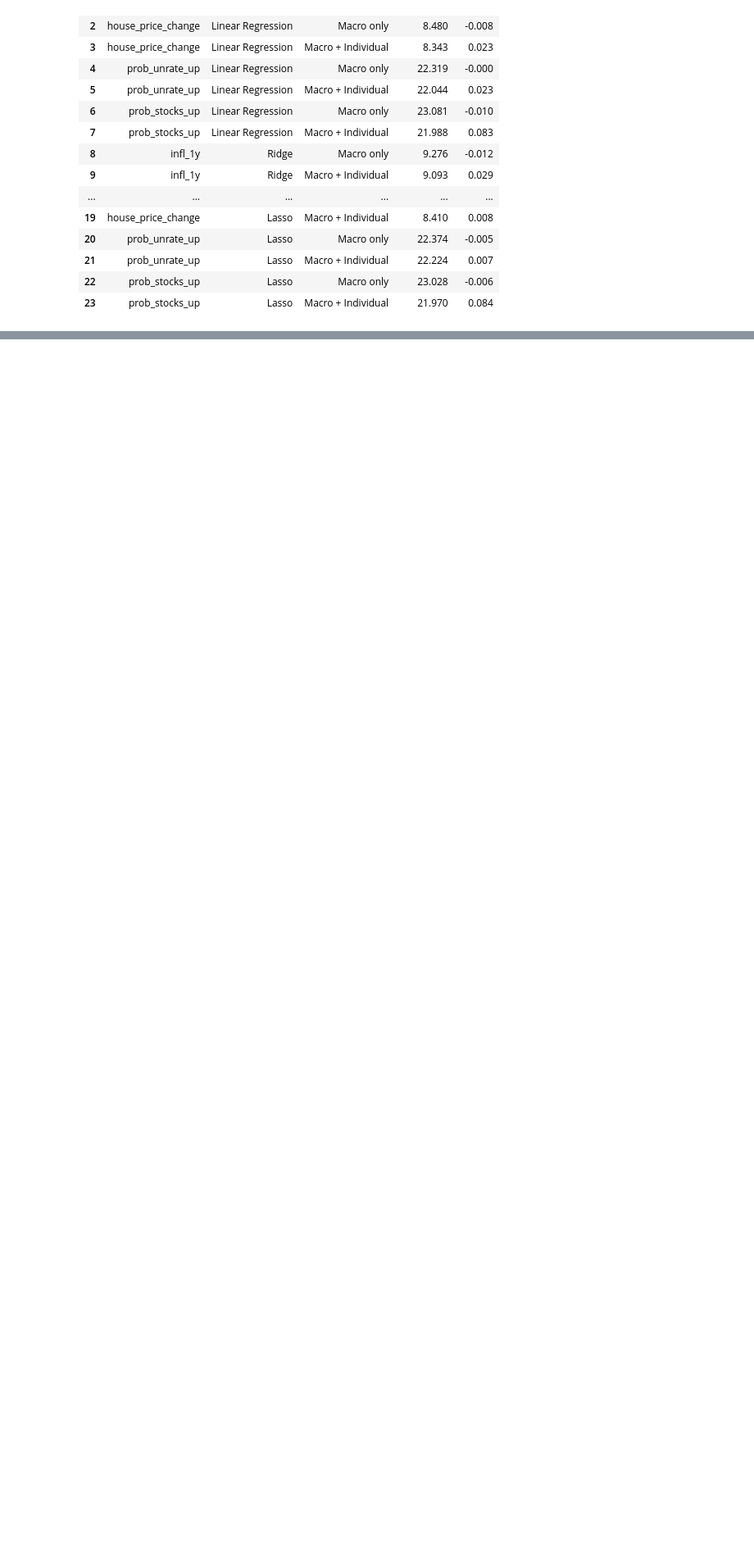
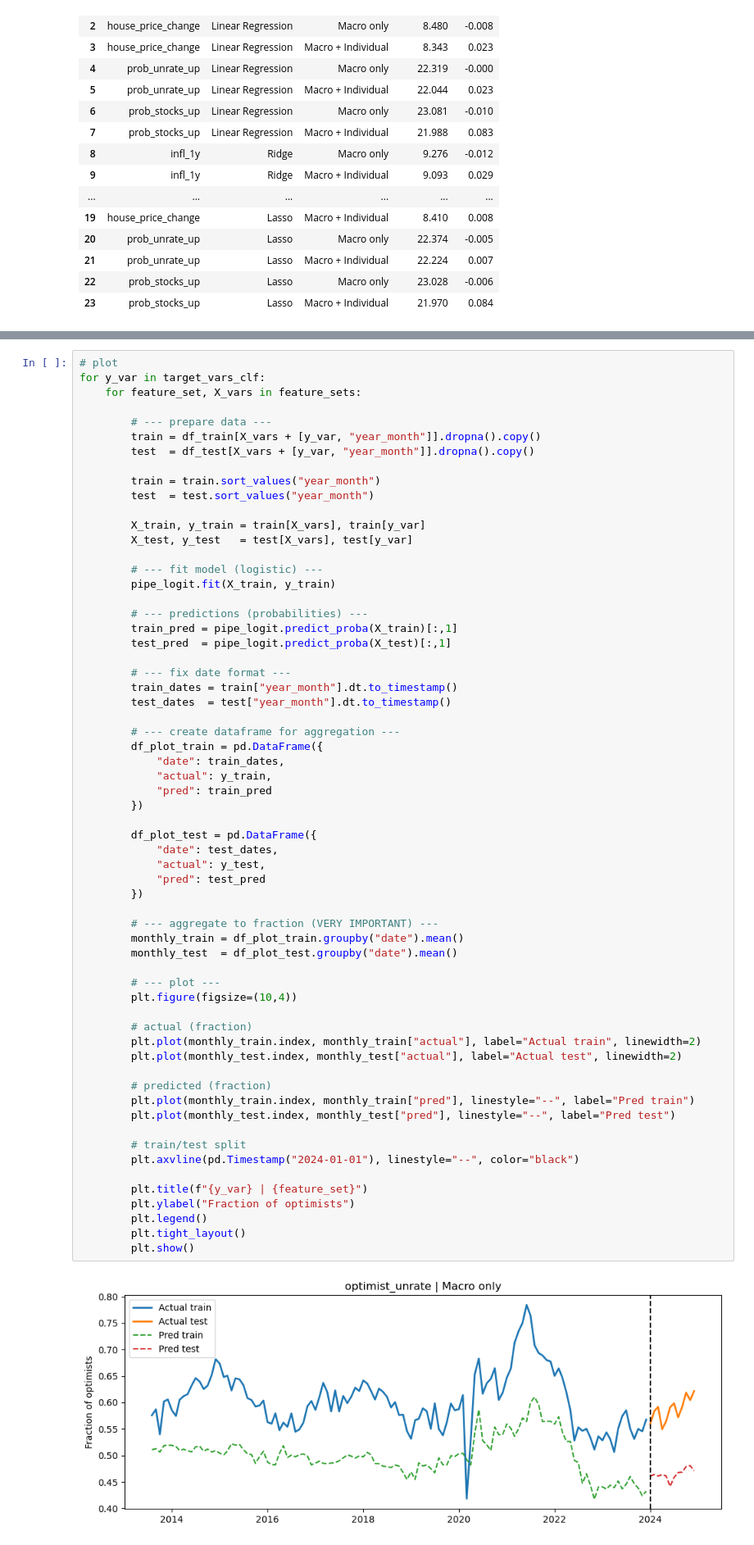
Before and after one commit to Minaslunde/FIE463-assignment2, a Jupyter notebook: data (1)/data/solution2.ipynb, the cells around one changed output, grey strips where cells are left out. Shown at 82% size. Saved outputs shown, nothing was run; the diff lists cells and outputs as text; blank space fills up the shorter version.

```diff
--- a/data (1)/data/solution2.ipynb
+++ b/data (1)/data/solution2.ipynb
@@ -1161,0 +1164,64 @@ Overall accuracy is modest across all targets. Balanced accuracy is close to 0.5
+# %%
+# plot
+for y_var in target_vars_clf:
+    for feature_set, X_vars in feature_sets:
+
+        # --- prepare data ---
+        train = df_train[X_vars + [y_var, "year_month"]].dropna().copy()
+        test  = df_test[X_vars + [y_var, "year_month"]].dropna().copy()
+
+        train = train.sort_values("year_month")
+        test  = test.sort_values("year_month")
+
+        X_train, y_train = train[X_vars], train[y_var]
+        X_test, y_test   = test[X_vars], test[y_var]
+
+        # --- fit model (logistic) ---
+        pipe_logit.fit(X_train, y_train)
+
+        # --- predictions (probabilities) ---
+        train_pred = pipe_logit.predict_proba(X_train)[:,1]
+        test_pred  = pipe_logit.predict_proba(X_test)[:,1]
+
+        # --- fix date format ---
+        train_dates = train["year_month"].dt.to_timestamp()
+        test_dates  = test["year_month"].dt.to_timestamp()
+
+        # --- create dataframe for aggregation ---
+        df_plot_train = pd.DataFrame({
+            "date": train_dates,
+            "actual": y_train,
+            "pred": train_pred
+        })
+
+        df_plot_test = pd.DataFrame({
+            "date": test_dates,
+            "actual": y_test,
+            "pred": test_pred
+        })
+
+        # --- aggregate to fraction (VERY IMPORTANT) ---
+        monthly_train = df_plot_train.groupby("date").mean()
+        monthly_test  = df_plot_test.groupby("date").mean()
+
+        # --- plot ---
+        plt.figure(figsize=(10,4))
+
+        # actual (fraction)
+        plt.plot(monthly_train.index, monthly_train["actual"], label="Actual train", linewidth=2)
+        plt.plot(monthly_test.index, monthly_test["actual"], label="Actual test", linewidth=2)
+
+        # predicted (fraction)
+        plt.plot(monthly_train.index, monthly_train["pred"], linestyle="--", label="Pred train")
+        plt.plot(monthly_test.index, monthly_test["pred"], linestyle="--", label="Pred test")
+
+        # train/test split
+        plt.axvline(pd.Timestamp("2024-01-01"), linestyle="--", color="black")
+
+        plt.title(f"{y_var} | {feature_set}")
+        plt.ylabel("Fraction of optimists")
+        plt.legend()
+        plt.tight_layout()
+        plt.show()
+# %% [output]
+[figure, added]
```
Also changed, not shown: parts of 68 cells of this notebook.
